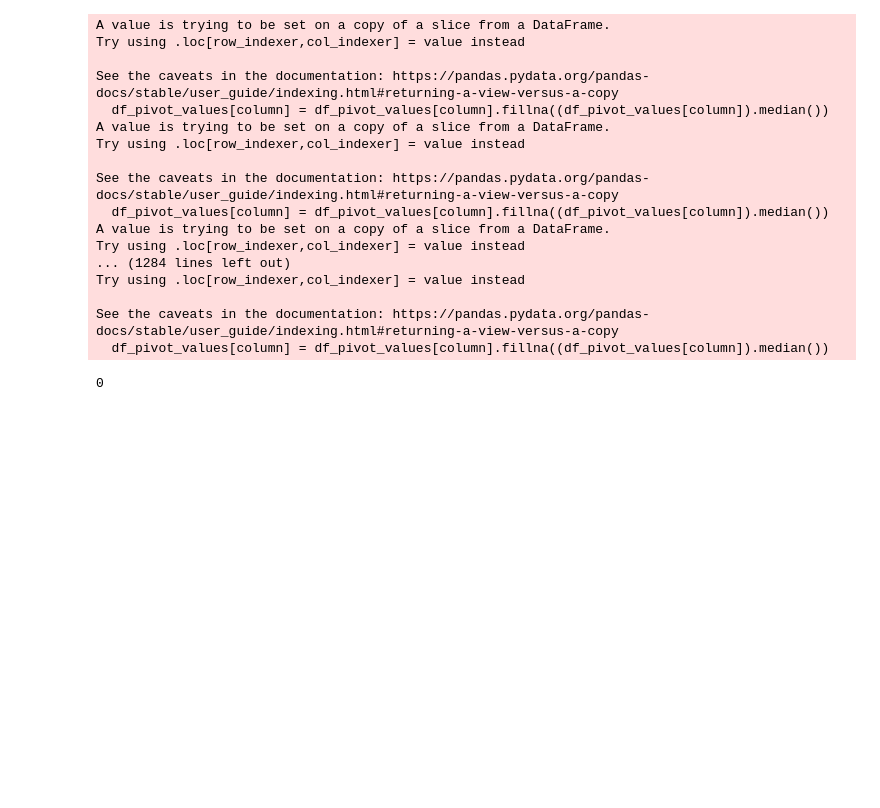
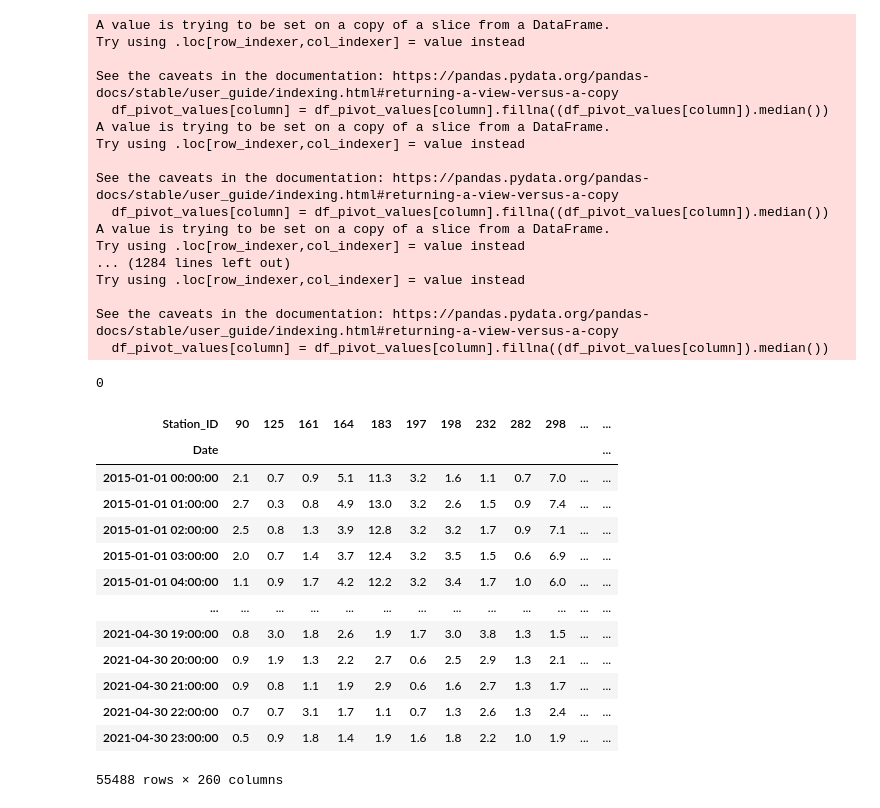
Before and after one commit to HaukeFock/predict_energy_generation, a Jupyter notebook: notebooks/hauke_fock_preparing_hourly_wind_data.ipynb, the cells around one changed output. Drawn from its saved outputs; the diff is of its cells as text; code cells hidden in the pictures; blank space fills up the shorter version.

```diff
--- a/notebooks/hauke_fock_preparing_hourly_wind_data.ipynb
+++ b/notebooks/hauke_fock_preparing_hourly_wind_data.ipynb
@@ -83,3 +83,20 @@ df_pivot_values.isna().sum().sum()
 # %%
 # saving Dataframe to Google Drive
 df_pivot_values.to_csv("/mnt/g/Meine Ablage/raw_data/Features/DATAFRAMES/wind_hourly_clean.csv")
+# %%
+df_pivot_values
+# %% [output]
+| Station_ID | 90 | 125 | 161 | 164 | 183 | 197 | 198 | 232 | 282 | 298 | ... | ... |
+| Date |  |  |  |  |  |  |  |  |  |  |  | ... |
+| 2015-01-01 00:00:00 | 2.1 | 0.7 | 0.9 | 5.1 | 11.3 | 3.2 | 1.6 | 1.1 | 0.7 | 7.0 | ... | ... |
+| 2015-01-01 01:00:00 | 2.7 | 0.3 | 0.8 | 4.9 | 13.0 | 3.2 | 2.6 | 1.5 | 0.9 | 7.4 | ... | ... |
+| 2015-01-01 02:00:00 | 2.5 | 0.8 | 1.3 | 3.9 | 12.8 | 3.2 | 3.2 | 1.7 | 0.9 | 7.1 | ... | ... |
+| 2015-01-01 03:00:00 | 2.0 | 0.7 | 1.4 | 3.7 | 12.4 | 3.2 | 3.5 | 1.5 | 0.6 | 6.9 | ... | ... |
+| 2015-01-01 04:00:00 | 1.1 | 0.9 | 1.7 | 4.2 | 12.2 | 3.2 | 3.4 | 1.7 | 1.0 | 6.0 | ... | ... |
+| ... | ... | ... | ... | ... | ... | ... | ... | ... | ... | ... | ... | ... |
+| 2021-04-30 19:00:00 | 0.8 | 3.0 | 1.8 | 2.6 | 1.9 | 1.7 | 3.0 | 3.8 | 1.3 | 1.5 | ... | ... |
+| 2021-04-30 20:00:00 | 0.9 | 1.9 | 1.3 | 2.2 | 2.7 | 0.6 | 2.5 | 2.9 | 1.3 | 2.1 | ... | ... |
+| 2021-04-30 21:00:00 | 0.9 | 0.8 | 1.1 | 1.9 | 2.9 | 0.6 | 1.6 | 2.7 | 1.3 | 1.7 | ... | ... |
+| 2021-04-30 22:00:00 | 0.7 | 0.7 | 3.1 | 1.7 | 1.1 | 0.7 | 1.3 | 2.6 | 1.3 | 2.4 | ... | ... |
+| 2021-04-30 23:00:00 | 0.5 | 0.9 | 1.8 | 1.4 | 1.9 | 1.6 | 1.8 | 2.2 | 1.0 | 1.9 | ... | ... |
+55488 rows × 260 columns
```
Also changed, not shown: 3 other files.
